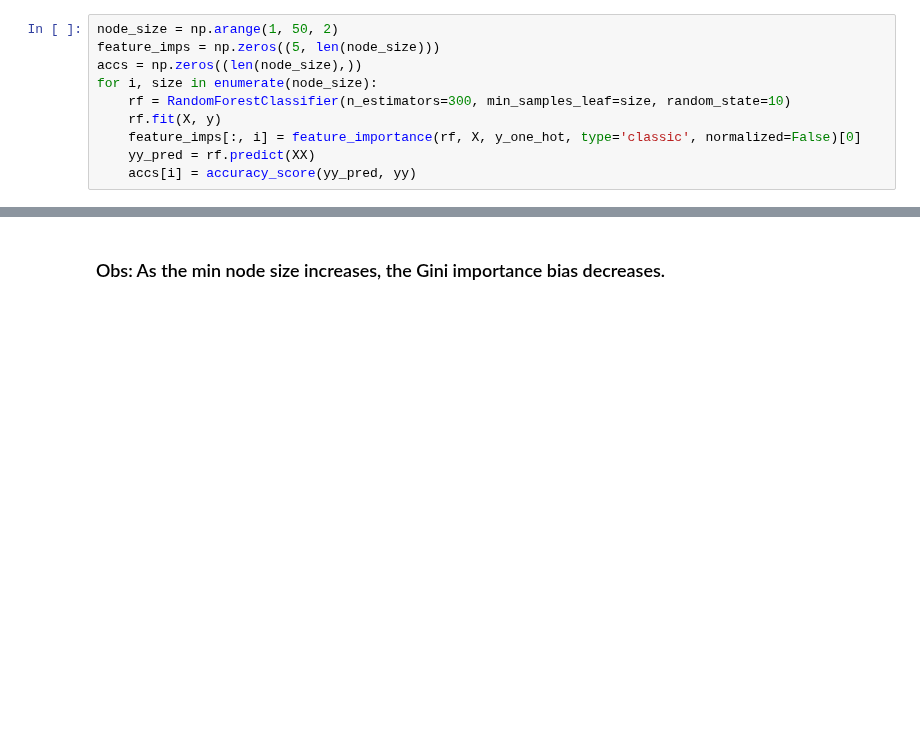
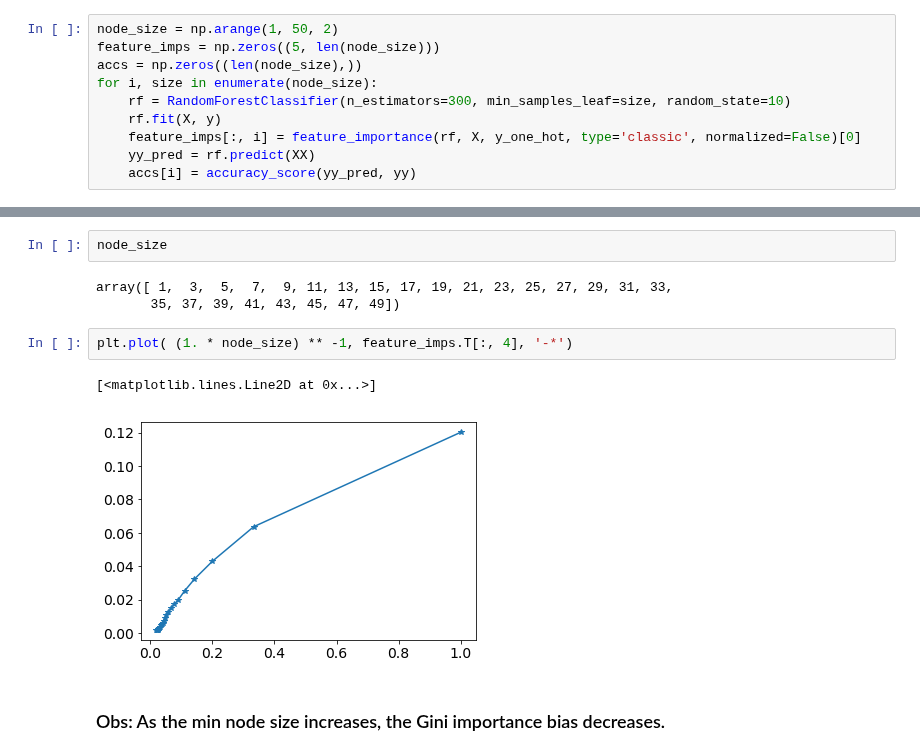
Before and after one commit to shifwang/paper-debiased-feature-importance, a Jupyter notebook: simulations/01_hyperparameter_effect_on_Gini.ipynb, the cells around one changed output, grey strips where cells are left out. Cells and saved outputs as stored; diff of their text form; blank space fills up the shorter version.

```diff
--- a/simulations/01_hyperparameter_effect_on_Gini.ipynb
+++ b/simulations/01_hyperparameter_effect_on_Gini.ipynb
@@ -60,3 +60,13 @@ plt.legend(['X1', 'X2', 'X3', 'X4', 'X5'])
+# %%
+node_size
+# %% [output]
+array([ 1,  3,  5,  7,  9, 11, 13, 15, 17, 19, 21, 23, 25, 27, 29, 31, 33,
+       35, 37, 39, 41, 43, 45, 47, 49])
+# %%
+plt.plot( (1. * node_size) ** -1, feature_imps.T[:, 4], '-*')
+# %% [output]
+[<matplotlib.lines.Line2D at 0x...>]
+[figure, added]
 # %% [markdown]
 ### Obs: As the min node size increases, the Gini importance bias decreases.
 # %%
```
Also changed, not shown: parts of 1 cell of this notebook, 3 other files.
